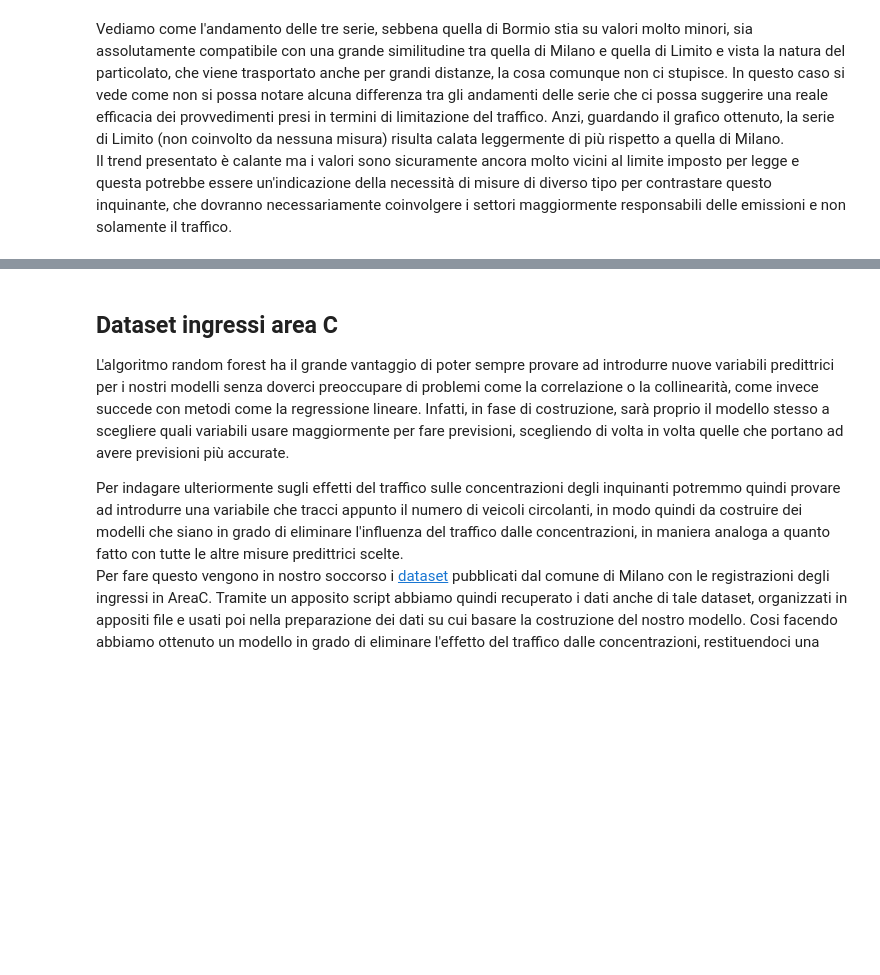
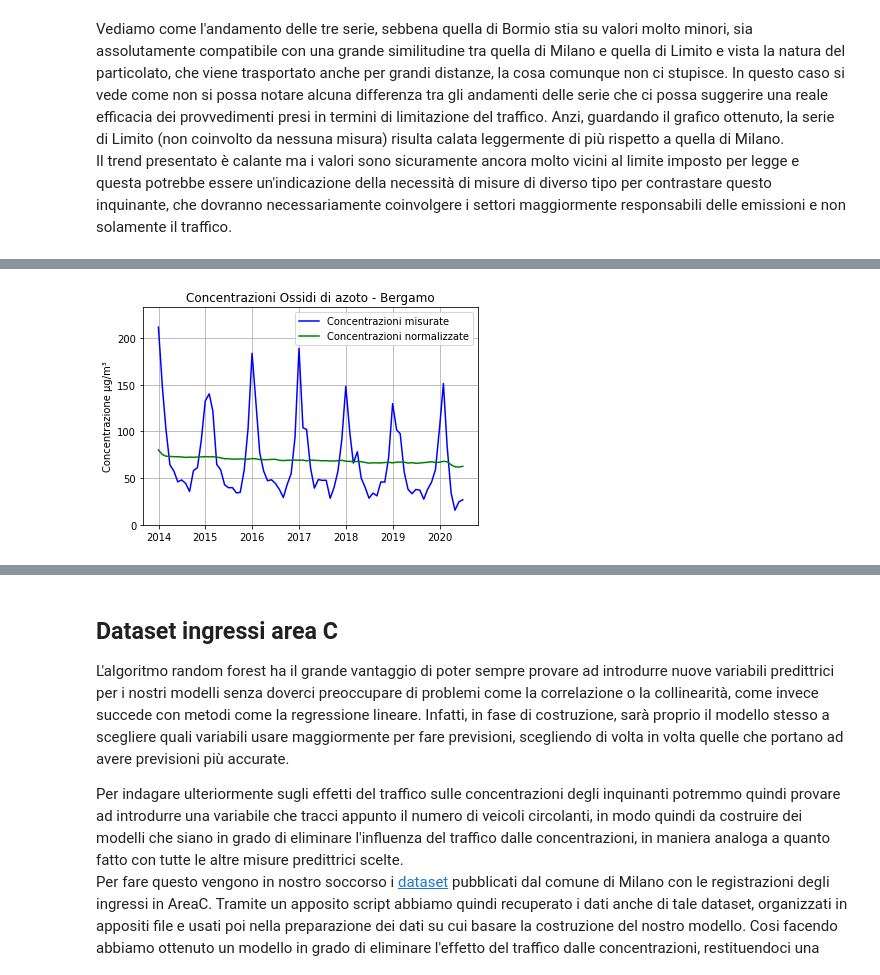
Before and after one commit to MarcoBelotti96/Tesi, a Jupyter notebook: src/AnalisiTraffico.ipynb, the cells around one changed output, grey strips where cells are left out. Drawn from its saved outputs; the diff is of its cells as text; code cells hidden in the pictures; blank space fills up the shorter version.

```diff
--- a/src/AnalisiTraffico.ipynb
+++ b/src/AnalisiTraffico.ipynb
@@ -702,0 +726,4 @@ Il trend presentato è calante ma i valori sono sicuramente ancora molto vicini
+# %%
+plot_capoluogo("Bergamo", "Ossidi di azoto", "Brescia_6766_NOX.csv", "Brescia_6766_NOX_normalizzato.csv")
+# %% [output]
+[figure, added]
```
Also changed, not shown: parts of 50 cells of this notebook, 8 other files.
